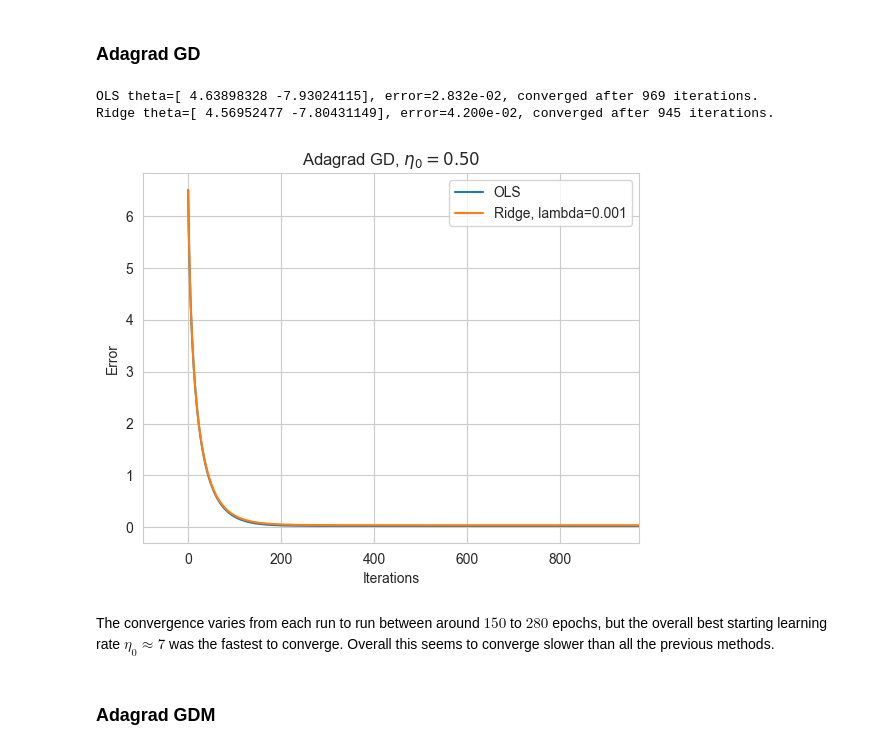
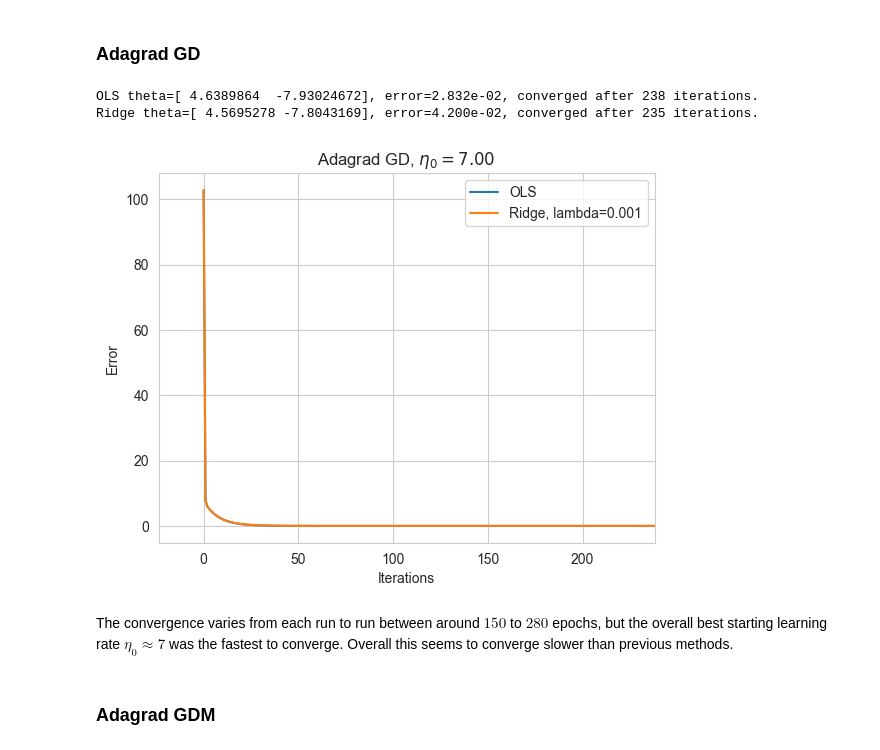
Before and after one commit to LassePladsen/FYS-STK3155-4155, a Jupyter notebook: Weekly exercises/42&42/Week 41&42 Lasse Pladsen.ipynb, the cells around one changed output. Saved outputs shown, nothing was run; the diff lists cells and outputs as text; code cells hidden in the pictures.

```diff
--- a/Weekly exercises/42&42/Week 41&42 Lasse Pladsen.ipynb
+++ b/Weekly exercises/42&42/Week 41&42 Lasse Pladsen.ipynb
@@ -450,7 +450,7 @@ As mentioned my SGD code does not converge for some reason. Notably the error dr
 # %%
 # Parameters
 learn_rate = 7  # starting learning rate
-delta = theta_tol  # small value for numerical stability
+delta = 1e-8  # small value for numerical stability
 
 # store the theta errors for each iter
 errors_agd_ols = np.zeros(N_epoch)
@@ -484,39 +484,39 @@ theta_agd_ridge_prev = np.zeros(theta_agd_ridge.shape)
 r = 0
 for epoch_ridge in epoch_iters:
     theta_agd_ridge_prev = theta_agd_ridge.copy()
 
     # Gradient descent: update theta
     gradient = grad_ridge(X, y, lmbda, theta_agd_ridge)
     r += gradient * gradient
     theta_agd_ridge -= learn_rate / (delta + np.sqrt(r)) * gradient  # scale the learning rate with r
 
     # Store MSE as error
     errors_agd_ridge[epoch_ridge] = ridge_cost(X, y, lmbda, theta_agd_ridge)
 
     # Convergence test
     if all(abs(theta_agd_ridge - theta_agd_ridge_prev) <= theta_tol):
         errors_agd_ridge[epoch_ridge:] = errors_agd_ridge[epoch_ridge]
         break
 
 plt.plot(epoch_iters, errors_agd_ols, label="OLS")
 plt.plot(epoch_iters, errors_agd_ridge, label=f"Ridge, lambda={lmbda}")
 plt.xlabel("Iterations")
-plt.ylabel(r"Error")
+plt.ylabel("Error")
 plt.title(f"Adagrad GD, $\eta_0={learn_rate:.2f}$")
 plt.xlim(-0.1 * epoch_ols, epoch_ols)
 plt.grid(True)
 plt.legend()
 
 # Print theta values and convergence times
 print(f"OLS theta={theta_agd_ols.ravel()}, error={errors_agd_ols[-1]:.3e}, converged after {epoch_ols} iterations.")
 print(
     f"Ridge theta={theta_agd_ridge.ravel()}, error={errors_agd_ridge[-1]:.3e}, converged after {epoch_ridge} iterations.")
 # %% [output]
-OLS theta=[ 4.63898328 -7.93024115], error=2.832e-02, converged after 969 iterations.
-Ridge theta=[ 4.56952477 -7.80431149], error=4.200e-02, converged after 945 iterations.
+OLS theta=[ 4.6389864  -7.93024672], error=2.832e-02, converged after 238 iterations.
+Ridge theta=[ 4.5695278 -7.8043169], error=4.200e-02, converged after 235 iterations.
-[figure, old version]
+[figure, new version]
 # %% [markdown]
-The convergence varies from each run to run between around $150$ to $280$ epochs, but the overall best starting learning rate $\eta_0\approx 7$ was the fastest to converge. Overall this seems to converge slower than all the previous methods.
+The convergence varies from each run to run between around $150$ to $280$ epochs, but the overall best starting learning rate $\eta_0\approx 7$ was the fastest to converge. Overall this seems to converge slower than previous methods.
 # %% [markdown]
 ### Adagrad GDM
 # %%
```
Also changed, not shown: parts of 11 cells of this notebook.
